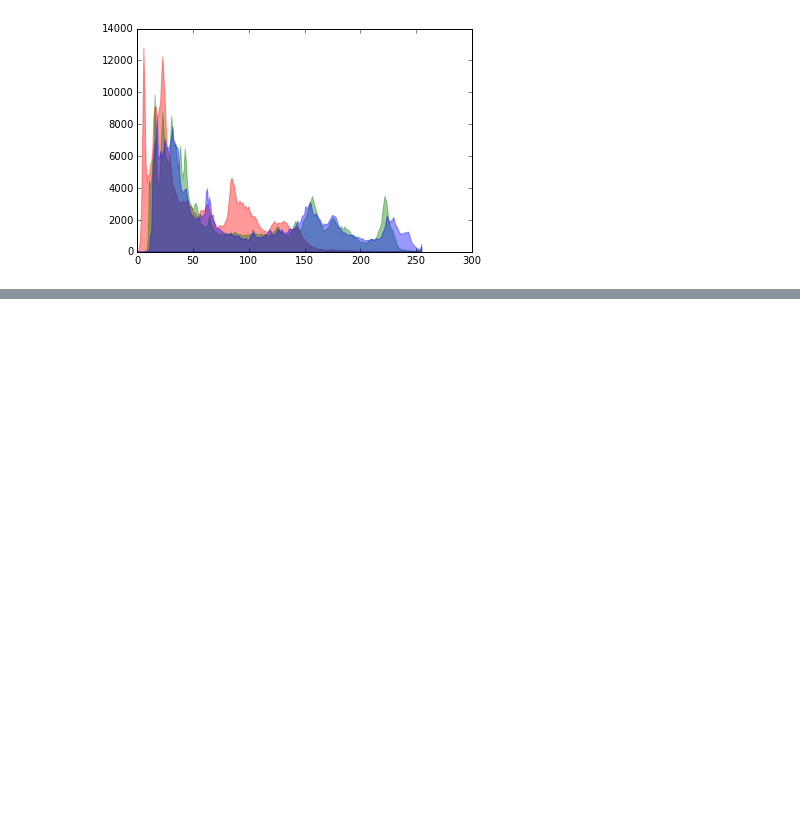
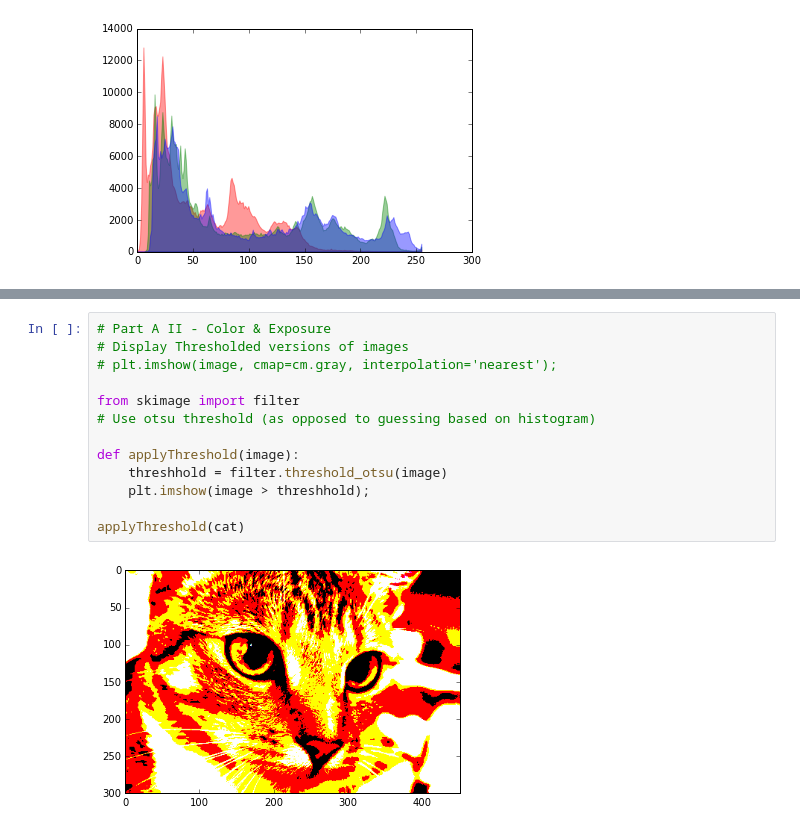
Before and after one commit to alexjohnson505/skimage-tutorials, a Jupyter notebook: CS4300_Assignment02_AlexJohnson.ipynb, the cells around one changed output, grey strips where cells are left out. Saved outputs shown, nothing was run; the diff lists cells and outputs as text; blank space fills up the shorter version.

```diff
--- a/CS4300_Assignment02_AlexJohnson.ipynb
+++ b/CS4300_Assignment02_AlexJohnson.ipynb
@@ -53,0 +59,15 @@ histogram(robot)
+# %%
+# Part A II - Color & Exposure
+# Display Thresholded versions of images
+# plt.imshow(image, cmap=cm.gray, interpolation='nearest');
+
+from skimage import filter
+# Use otsu threshold (as opposed to guessing based on histogram)
+
+def applyThreshold(image):
+    threshhold = filter.threshold_otsu(image)
+    plt.imshow(image > threshhold);
+
+applyThreshold(cat)
+# %% [output]
+[figure, added]
```
Also changed, not shown: parts of 5 cells of this notebook.
